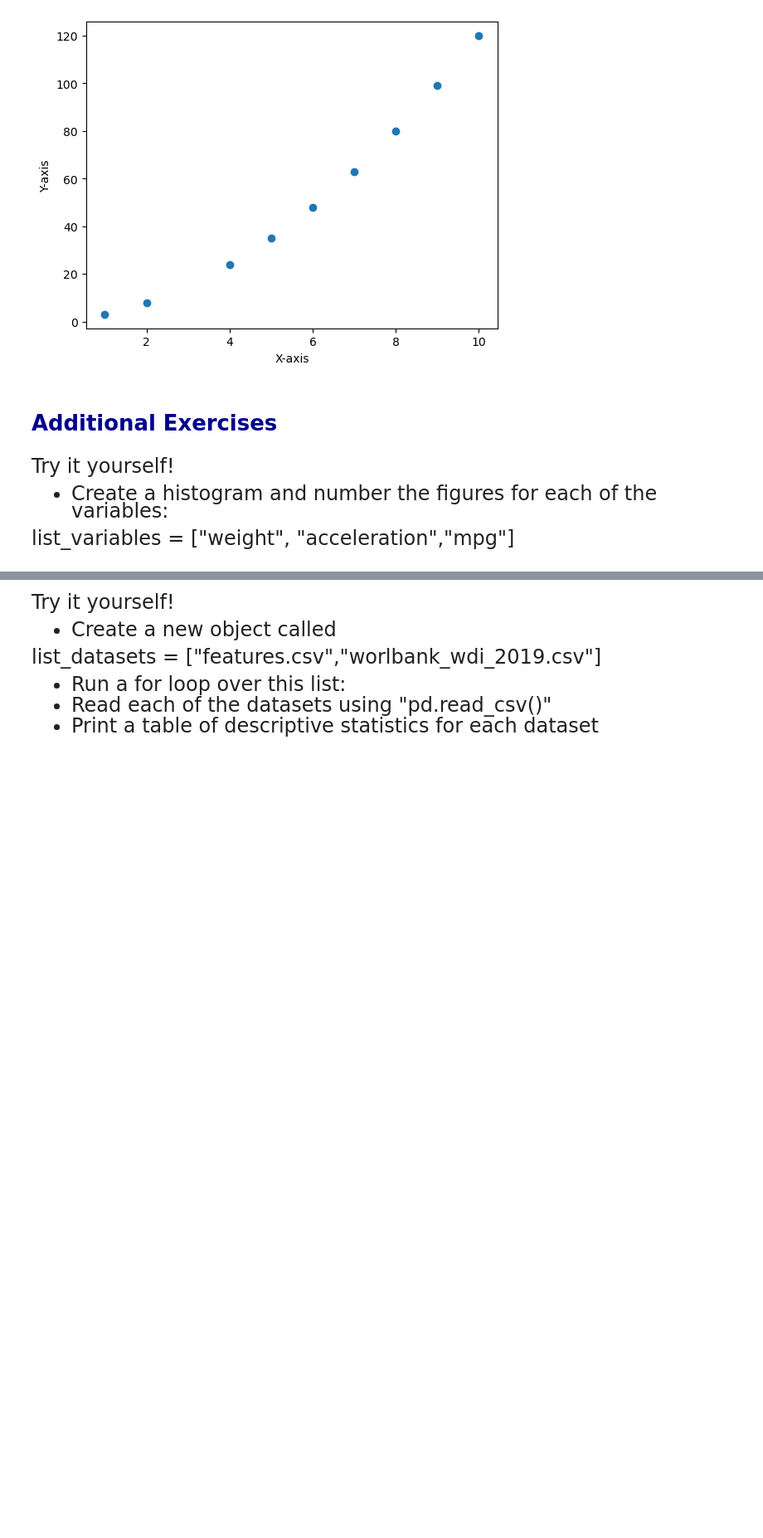
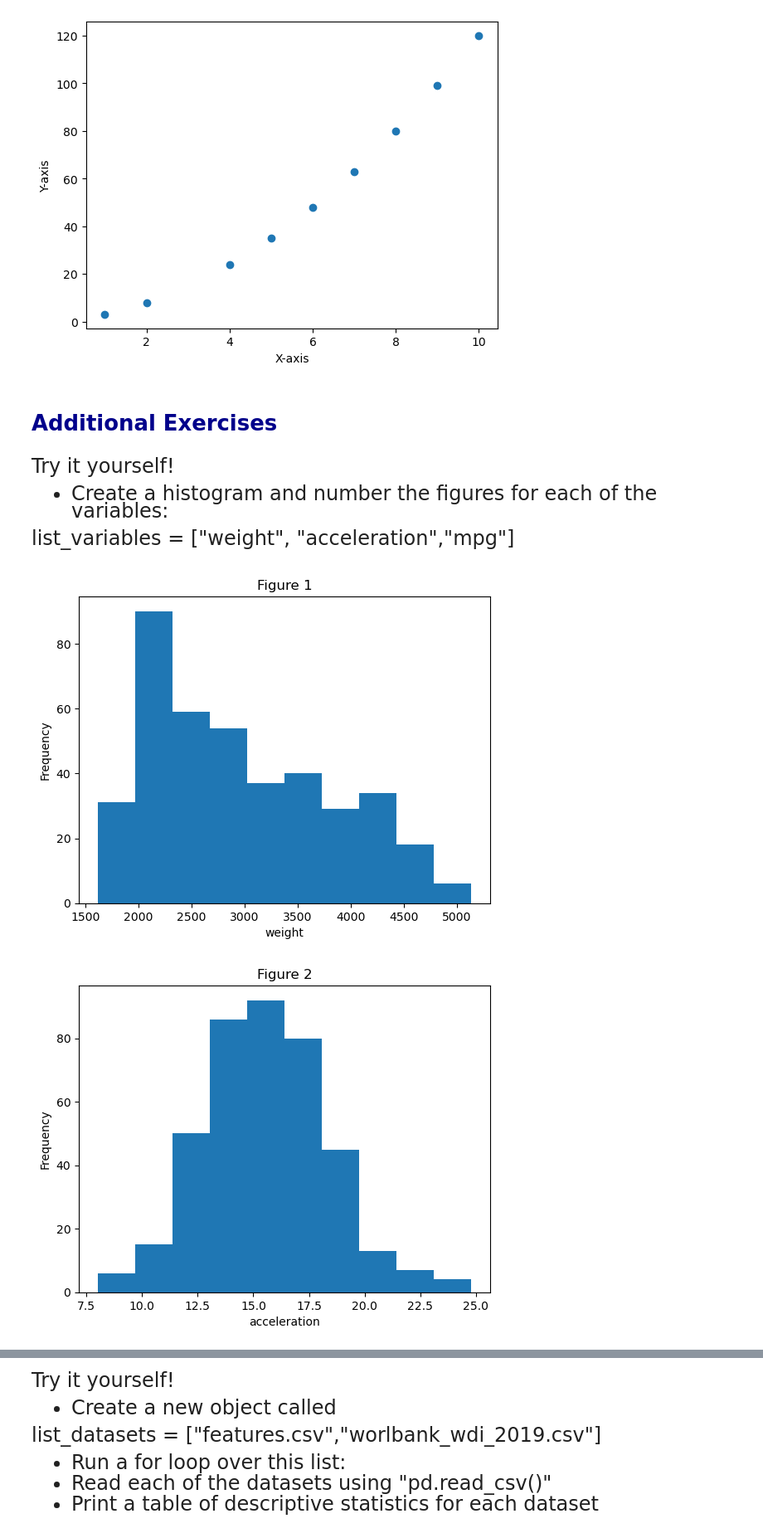
Before and after one commit to v-m-wang/QTM151_F23, a Jupyter notebook: lecture_05/lecture_5_personal.ipynb, the cells around one changed output, grey strips where cells are left out. Shown: that part at 83% size. Drawn from its saved outputs; the diff is of its cells as text; code cells hidden in the pictures; blank space fills up the shorter version.

```diff
--- a/lecture_05/lecture_5_personal.ipynb
+++ b/lecture_05/lecture_5_personal.ipynb
@@ -461,0 +460,14 @@ list_variables = ["weight", "acceleration","mpg"]
+# %%
+# Write down your own code:
+list_variables=["weight","acceleration","mpg"]
+index=0
+for variable_name in list_variables:
+    plt.hist(x= carfeatures[variable_name])
+    plt.ylabel("Frequency")
+    plt.xlabel(variable_name)
+    index=index+1
+    plt.title("Figure "+ str(index))
+    plt.show()
+# %% [output]
+[figure, added]
+[figure, added]
```
Also changed, not shown: parts of 4 cells of this notebook.
